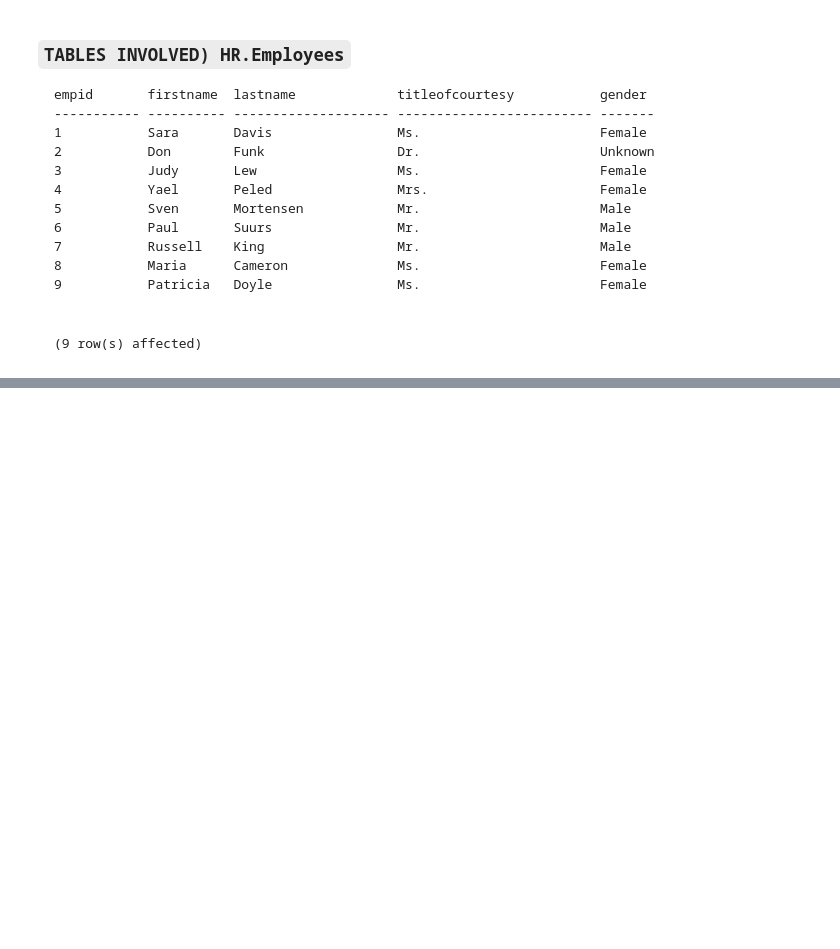
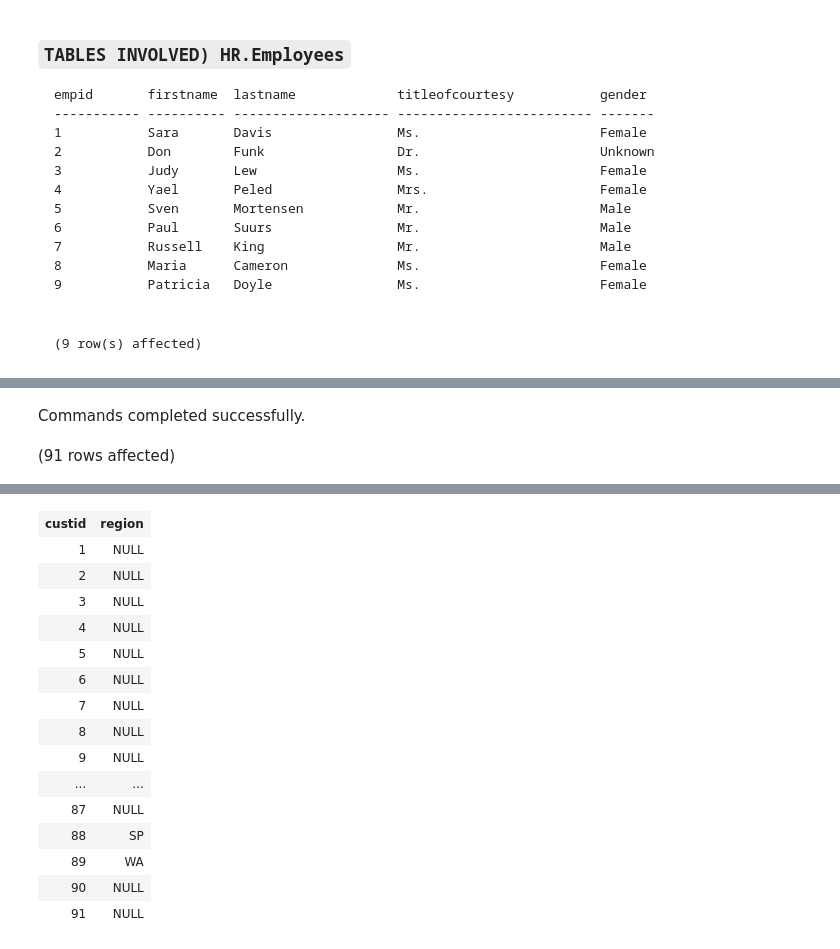
Before and after one commit to ryanmohamed/tsql_hw1, a Jupyter notebook: Chapter2-Exercises.ipynb, the cells around one changed output, grey strips where cells are left out. Cells and saved outputs as stored; diff of their text form; code cells hidden in the pictures; blank space fills up the shorter version.

```diff
--- a/Chapter2-Exercises.ipynb
+++ b/Chapter2-Exercises.ipynb
@@ -505,0 +560,10 @@ Total execution time: 00:00:00.232
+# %%
+use Northwinds2022TSQLV7
+go
+
+select CustomerId as custid,
+    CustomerRegion as region
+from Sales.[Customer]
+# %% [output]
+Commands completed successfully.
+(91 rows affected)
@@ -505,0 +571,16 @@ Total execution time: 00:00:00.232
+| custid | region |
+| 1 | NULL |
+| 2 | NULL |
+| 3 | NULL |
+| 4 | NULL |
+| 5 | NULL |
+| 6 | NULL |
+| 7 | NULL |
+| 8 | NULL |
+| 9 | NULL |
+| ... | ... |
+| 87 | NULL |
+| 88 | SP |
+| 89 | WA |
+| 90 | NULL |
+| 91 | NULL |
```
Also changed, not shown: parts of 4 cells of this notebook, 1 other file.
